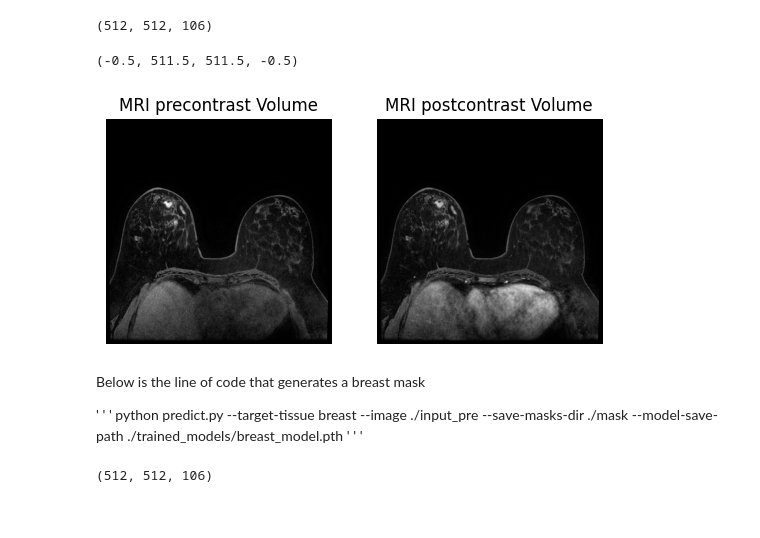
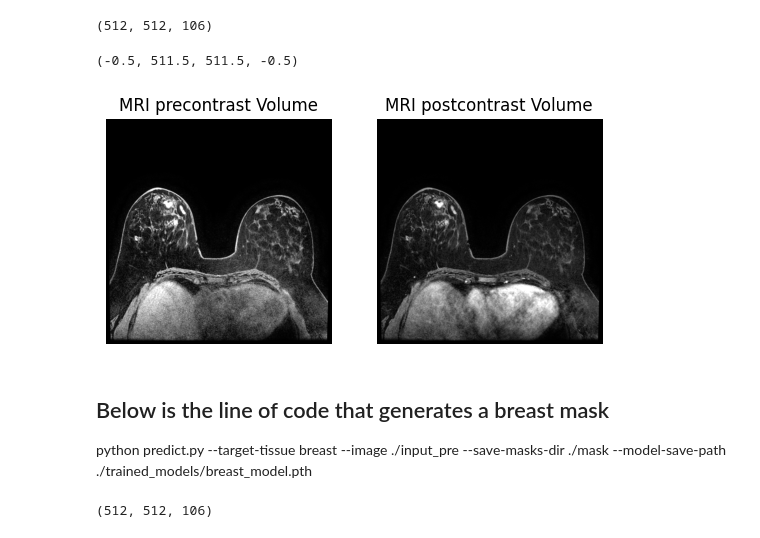
Before and after one commit to hsuryainfo/3D-Breast-FGT-and-Blood-Vessel-Segmentation, a Jupyter notebook: ispy.ipynb, the cells around one changed output. Drawn from its saved outputs; the diff is of its cells as text; code cells hidden in the pictures.

```diff
--- a/ispy.ipynb
+++ b/ispy.ipynb
@@ -9,44 +9,42 @@ import numpy as np
 #setting file paths
 
 #precontrast image path
-file_pre ='ispy_data/in/manifest-1724022411242/ISPY2/ISPY2-100899/10-26-2002-100899T0-ISPY2MRIT0-88595/500.000000-ISPY2 AX VIBRANT-SERIES-52523'
+file_pre ='data/manifest-1722210581008/ISPY2/ISPY2-100899/10-26-2002-100899T0-ISPY2MRIT0-88595/500.000000-ISPY2 AX VIBRANT-SERIES-52523'
 
 #postcontrast image path
-file_post = 'ispy_data/in/manifest-1724022411242/ISPY2/ISPY2-100899/10-26-2002-100899T0-ISPY2MRIT0-88595/501.000000-ISPY2 Ph1AX VIBRANT-SERIES-03969'
+file_post = 'data/manifest-1722210581008/ISPY2/ISPY2-100899/10-26-2002-100899T0-ISPY2MRIT0-88595/501.000000-ISPY2 Ph1AX VIBRANT-SERIES-03969'
 # %%
 #apply function from ispymri.py
 image_array_pre, dcm_data_pre = read_precontrast_mri_ispy(file_pre)
-# image_array_pre = zscore_image(normalize_image(image_array_pre))
+image_array_pre = zscore_image(normalize_image(image_array_pre))
 # saving image - will be used as an input to prediction code
 np.save('./input_pre/output.npy', image_array_pre)
 print(image_array_pre.shape)  #optional
 
 image_array_post, dcm_data_post = read_precontrast_mri_ispy(file_post)
-# image_array_post = zscore_image(normalize_image(image_array_post))
+image_array_post = zscore_image(normalize_image(image_array_post))
 np.save('./input_post/output.npy', image_array_post)
 
 
 #plotting both the images
 
 plt.subplot(1,2,1)
 plt.title('MRI precontrast Volume')
 plt.imshow(image_array_pre[:,:,41], cmap = 'gray')
 plt.axis('off')
 
 plt.subplot(1,2,2)
 plt.title('MRI postcontrast Volume')
 plt.imshow(image_array_post[:,:,41], cmap='gray')
 plt.axis('off')
 # %% [output]
 (512, 512, 106)
 (-0.5, 511.5, 511.5, -0.5)
-[figure, old version]
+[figure, new version]
 # %% [markdown]
-Below is the line of code that generates a breast mask
+## Below is the line of code that generates a breast mask
 
-' ' '
 python predict.py --target-tissue breast --image ./input_pre --save-masks-dir ./mask --model-save-path ./trained_models/breast_model.pth
-' ' '
 # %%
 breast_mask_seg = np.load('./mask/output.npy')
 print(breast_mask_seg.shape)
```
Also changed, not shown: parts of 2 cells of this notebook, 4 other files.
